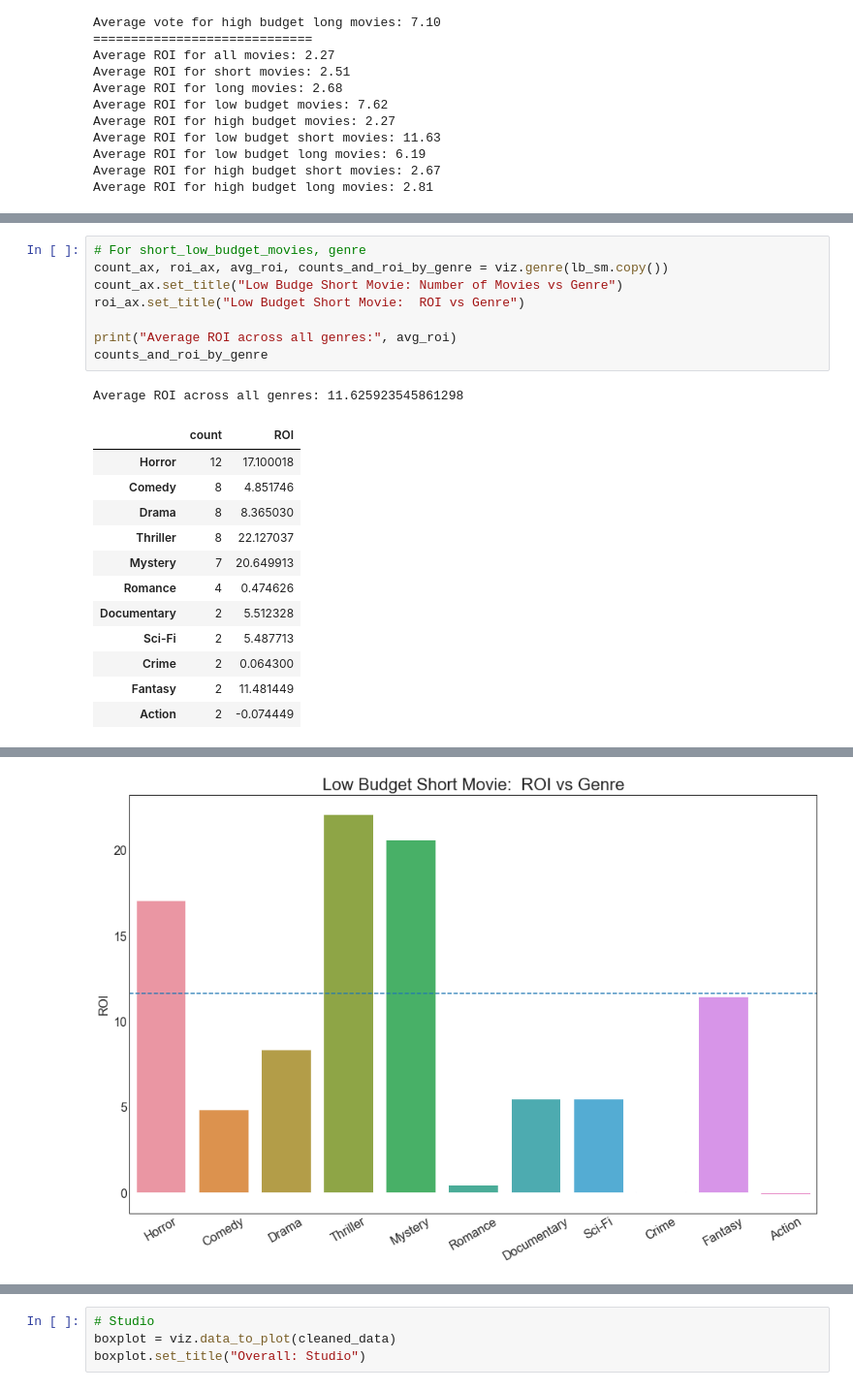
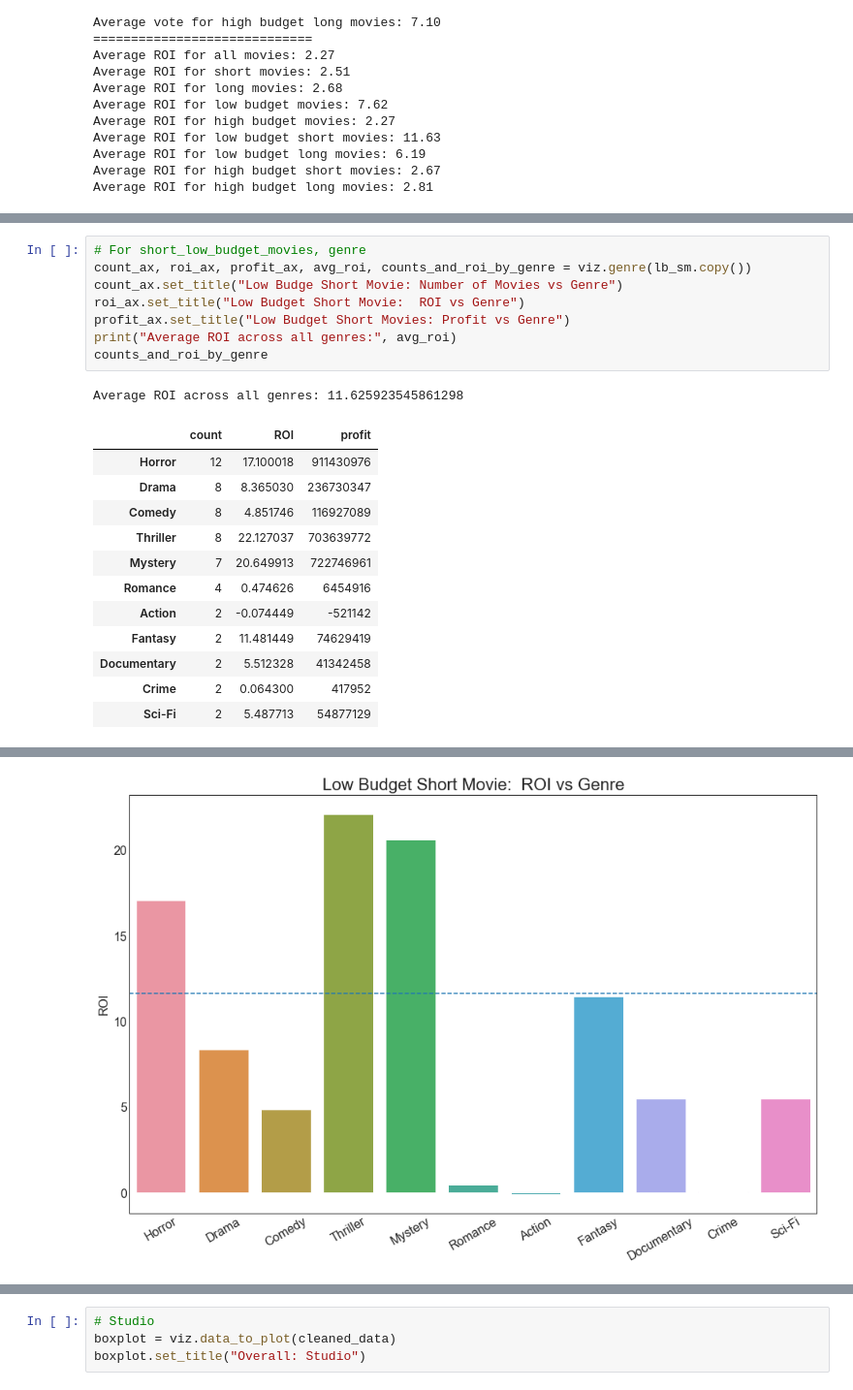
Before and after one commit to mengyujackson121/MicrosoftMovieStudio, a Jupyter notebook: dsc-phase1-project-MengyuJ.ipynb, the cells around one changed output, grey strips where cells are left out. Shown at 97% size. Saved outputs shown, nothing was run; the diff lists cells and outputs as text.

```diff
--- a/dsc-phase1-project-MengyuJ.ipynb
+++ b/dsc-phase1-project-MengyuJ.ipynb
@@ -402,22 +421,22 @@ Average ROI across all genres: 6.191056903225807
 # %%
 # For short_low_budget_movies, genre
-count_ax, roi_ax, avg_roi, counts_and_roi_by_genre = viz.genre(lb_sm.copy())
+count_ax, roi_ax, profit_ax, avg_roi, counts_and_roi_by_genre = viz.genre(lb_sm.copy())
 count_ax.set_title("Low Budge Short Movie: Number of Movies vs Genre")
 roi_ax.set_title("Low Budget Short Movie:  ROI vs Genre")
-
+profit_ax.set_title("Low Budget Short Movies: Profit vs Genre")
 print("Average ROI across all genres:", avg_roi)
 counts_and_roi_by_genre
 # %% [output]
 Average ROI across all genres: 11.625923545861298
-|  | count | ROI |
-| Horror | 12 | 17.100018 |
-| Comedy | 8 | 4.851746 |
-| Drama | 8 | 8.365030 |
-| Thriller | 8 | 22.127037 |
-| Mystery | 7 | 20.649913 |
-| Romance | 4 | 0.474626 |
-| Documentary | 2 | 5.512328 |
-| Sci-Fi | 2 | 5.487713 |
-| Crime | 2 | 0.064300 |
-| Fantasy | 2 | 11.481449 |
-| Action | 2 | -0.074449 |
+|  | count | ROI | profit |
+| Horror | 12 | 17.100018 | 911430976 |
+| Drama | 8 | 8.365030 | 236730347 |
+| Comedy | 8 | 4.851746 | 116927089 |
+| Thriller | 8 | 22.127037 | 703639772 |
+| Mystery | 7 | 20.649913 | 722746961 |
+| Romance | 4 | 0.474626 | 6454916 |
+| Action | 2 | -0.074449 | -521142 |
+| Fantasy | 2 | 11.481449 | 74629419 |
+| Documentary | 2 | 5.512328 | 41342458 |
+| Crime | 2 | 0.064300 | 417952 |
+| Sci-Fi | 2 | 5.487713 | 54877129 |
@@ -425 +444 @@ Average ROI across all genres: 11.625923545861298
-[figure, old version]
+[figure, new version]
```
Also changed, not shown: parts of 15 cells of this notebook, 2 other files.
